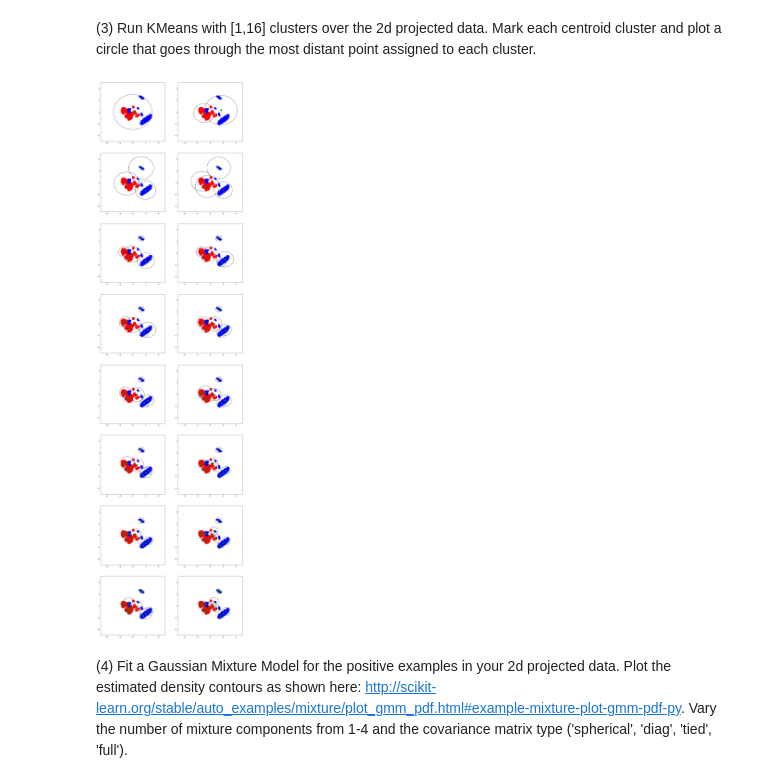
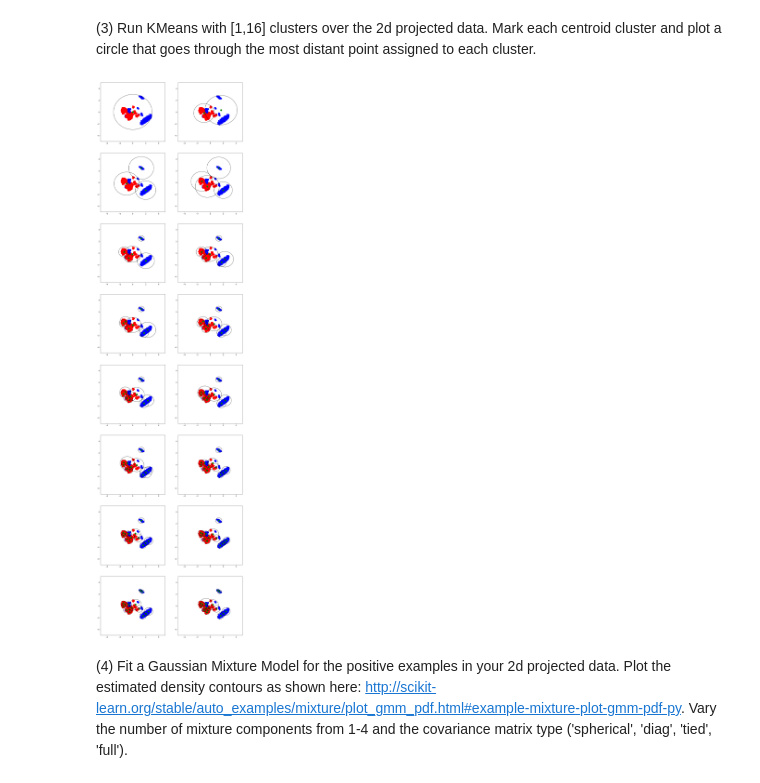
Before and after one commit to dan55/machine_learning, a Jupyter notebook: daniel_elkin_p3.ipynb, the cells around one changed output. Drawn from its saved outputs; the diff is of its cells as text; code cells hidden in the pictures.

```diff
--- a/daniel_elkin_p3.ipynb
+++ b/daniel_elkin_p3.ipynb
@@ -155,35 +155,35 @@ def P3():
 
         # get the clusters
         km = KMeans(n_clusters=num_clusters, init='k-means++')
         clusters = km.fit(reduced_data)
 
         # copy-pasta - plotting all the data
         this_ax.plot(poison[:, 0], poison[:, 1], 'bo', nonpoison[:, 0], nonpoison[:, 1], 'ro',)
 
         # plotting
         for i, center in enumerate(clusters.cluster_centers_):
 
             # plot the center of this cluster
             this_ax.plot(center[0], center[1], 'go', markersize=10)
 
             # determine the farthest point from the center in this cluster
             points_in_cluster = np.where(clusters.labels_ == i)
             radius = metrics.pairwise_distances(center.reshape(1,2), reduced_data[points_in_cluster]).max()
 
             # plot a circle with a radius equal to that distance
-            circle = plt.Circle(center, radius, fill=False)
+            circle = plt.Circle(center, radius, fill=False, zorder=2)
             this_ax.add_artist(circle)
 
     fig, ax = plt.subplots(nrows=8, ncols=2, figsize=(16, 64))
     ax = ax.ravel()
 
     for i in range(1,17):
         k_means_cluster(i)
 ### STUDENT END ###
 
 P3()
 # %% [output]
-[figure, old version]
+[figure, new version]
 # %% [markdown]
 (4) Fit a Gaussian Mixture Model for the positive examples in your 2d projected data. Plot the estimated density contours as shown here: http://scikit-learn.org/stable/auto_examples/mixture/plot_gmm_pdf.html#example-mixture-plot-gmm-pdf-py. Vary the number of mixture components from 1-4 and the covariance matrix type ('spherical', 'diag', 'tied', 'full').
 # %%
```
Also changed, not shown: parts of 5 cells of this notebook.
